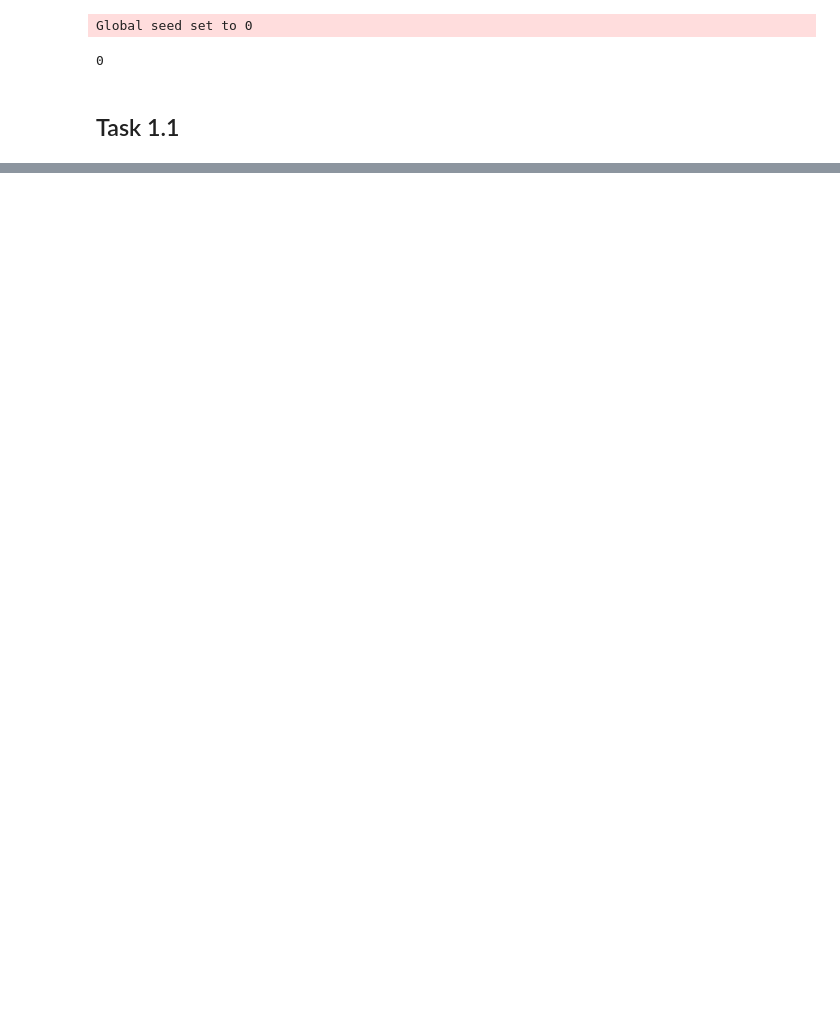
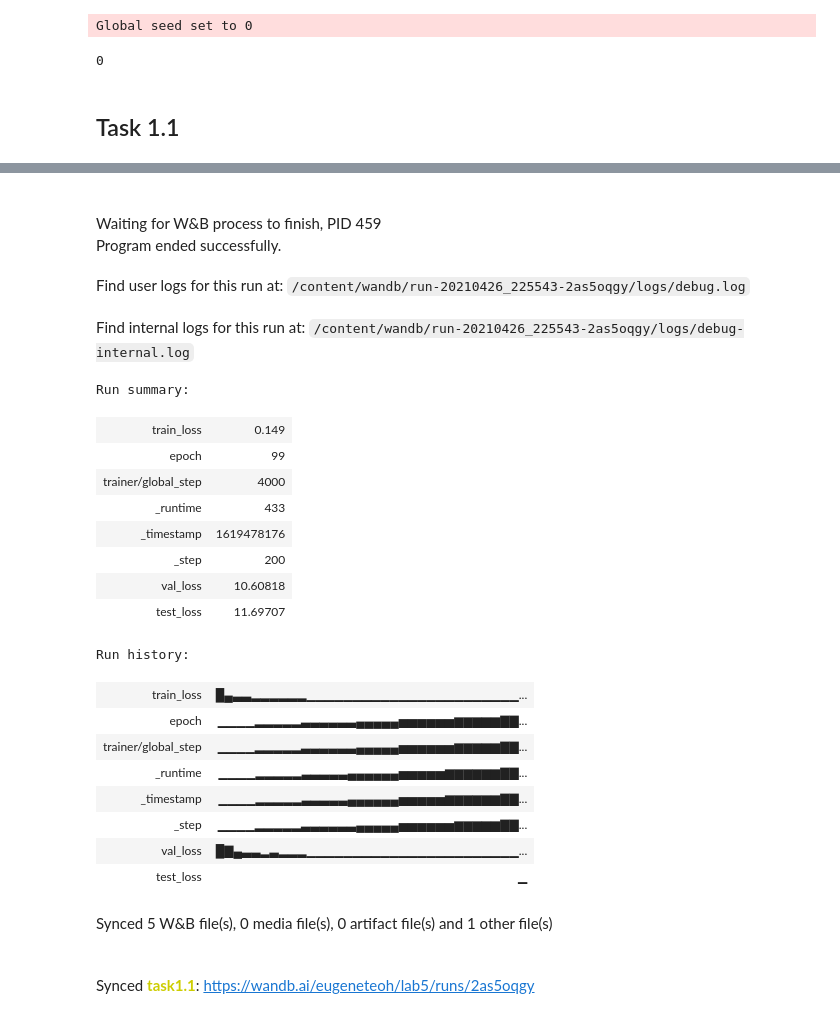
Before and after one commit to eugeneteoh/COMP6248-Deep-Learning, a Jupyter notebook: lab_5/exercise/lab5ex_1.ipynb, the cells around one changed output, grey strips where cells are left out. Drawn from its saved outputs; the diff is of its cells as text; code cells hidden in the pictures; blank space fills up the shorter version.

```diff
--- a/lab_5/exercise/lab5ex_1.ipynb
+++ b/lab_5/exercise/lab5ex_1.ipynb
@@ -124,0 +170,27 @@ trainer.fit(model, trainloader, valloader)
+# %%
+wandb.finish()
+# %% [output]
+Waiting for W&B process to finish, PID 459
+Program ended successfully.
+Find user logs for this run at: /content/wandb/run-20210426_225543-2as5oqgy/logs/debug.log
+Find internal logs for this run at: /content/wandb/run-20210426_225543-2as5oqgy/logs/debug-internal.log
+Run summary:
+| train_loss | 0.149 |
+| epoch | 99 |
+| trainer/global_step | 4000 |
+| _runtime | 433 |
+| _timestamp | 1619478176 |
+| _step | 200 |
+| val_loss | 10.60818 |
+| test_loss | 11.69707 |
+Run history:
+| train_loss | █▄▃▃▂▂▂▂▂▂▁▁▁▁▁▁▁▁▁▁▁▁▁▁▁▁▁▁▁▁▁▁▁... |
+| epoch | ▁▁▁▁▂▂▂▂▂▃▃▃▃▃▃▄▄▄▄▄▅▅▅▅▅▅▆▆▆▆▆▇▇... |
+| trainer/global_step | ▁▁▁▁▂▂▂▂▂▃▃▃▃▃▃▄▄▄▄▄▅▅▅▅▅▅▆▆▆▆▆▇▇... |
+| _runtime | ▁▁▁▁▂▂▂▂▂▃▃▃▃▃▄▄▄▄▄▄▅▅▅▅▅▆▆▆▆▆▆▇▇... |
+| _timestamp | ▁▁▁▁▂▂▂▂▂▃▃▃▃▃▄▄▄▄▄▄▅▅▅▅▅▆▆▆▆▆▆▇▇... |
+| _step | ▁▁▁▁▂▂▂▂▂▃▃▃▃▃▃▄▄▄▄▄▅▅▅▅▅▅▆▆▆▆▆▇▇... |
+| val_loss | █▇▄▃▃▂▃▂▂▂▁▁▁▁▁▁▁▁▁▁▁▁▁▁▁▁▁▁▁▁▁▁▁... |
+| test_loss | ▁ |
+Synced 5 W&B file(s), 0 media file(s), 0 artifact file(s) and 1 other file(s)
+Synced task1.1: https://wandb.ai/eugeneteoh/lab5/runs/2as5oqgy
```
Also changed, not shown: parts of 13 cells of this notebook.
